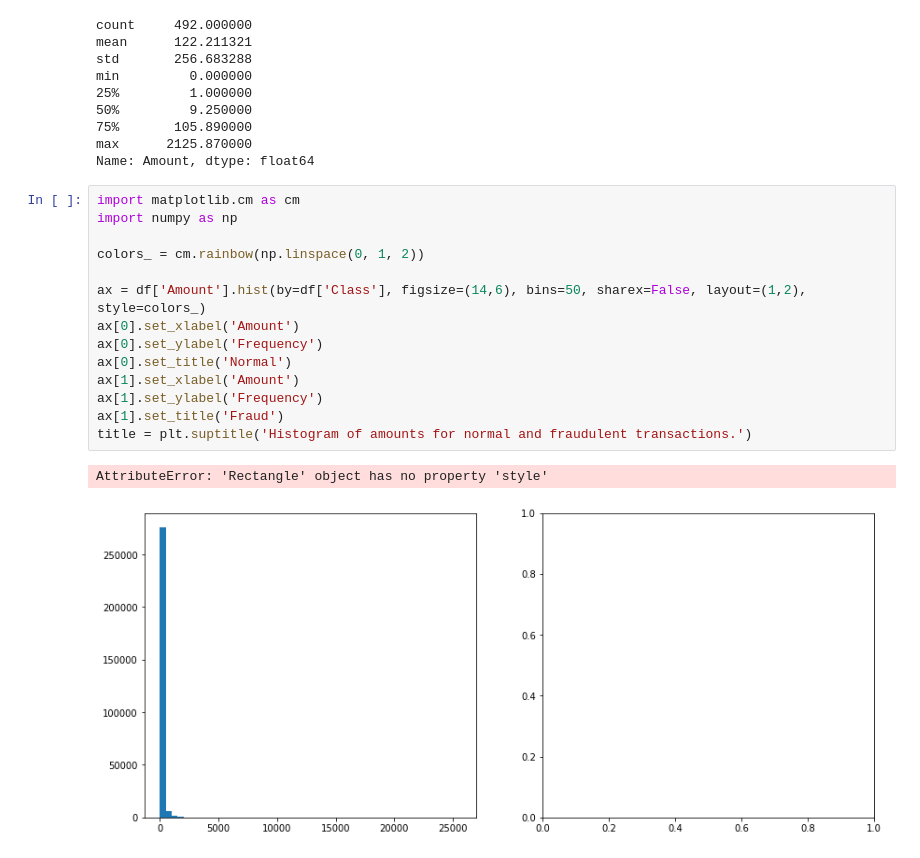
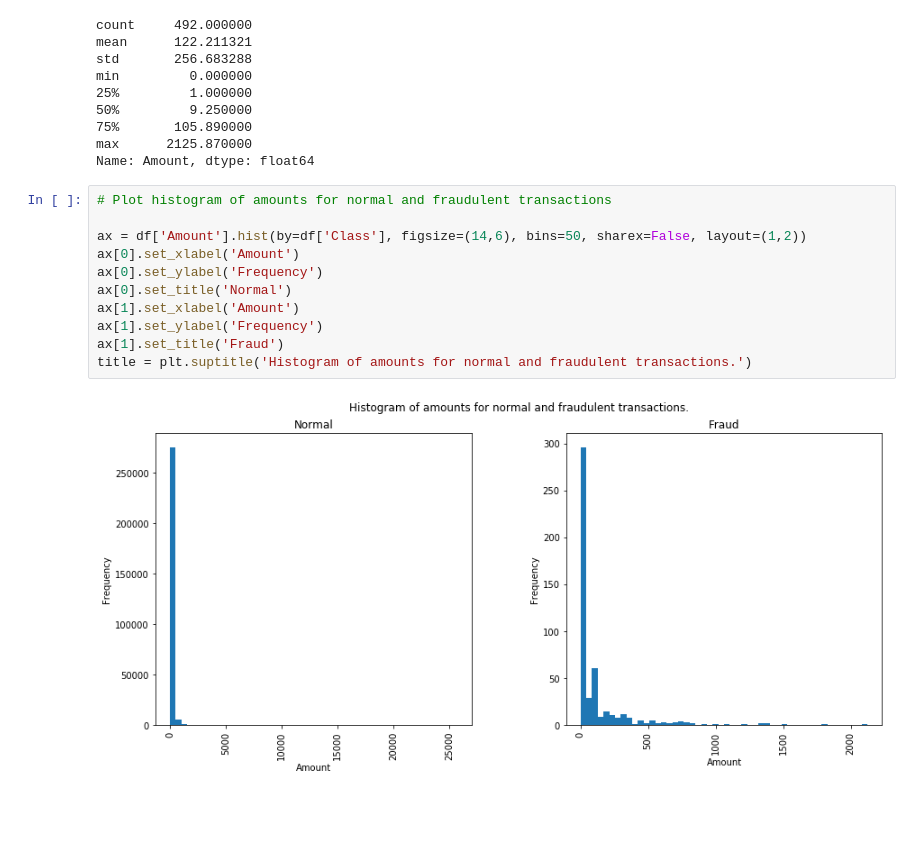
Before and after one commit to joshua-furtado/credit_card_fraud_detection, a Jupyter notebook: credit_card_fraud_detection.ipynb, the cells around one changed output. Saved outputs shown, nothing was run; the diff lists cells and outputs as text; blank space fills up the shorter version.

```diff
--- a/credit_card_fraud_detection.ipynb
+++ b/credit_card_fraud_detection.ipynb
@@ -162,20 +162,16 @@ min         0.000000
 max      2125.870000
 Name: Amount, dtype: float64
 # %%
-import matplotlib.cm as cm
-import numpy as np
+# Plot histogram of amounts for normal and fraudulent transactions
 
-colors_ = cm.rainbow(np.linspace(0, 1, 2))
-
-ax = df['Amount'].hist(by=df['Class'], figsize=(14,6), bins=50, sharex=False, layout=(1,2), style=colors_)
+ax = df['Amount'].hist(by=df['Class'], figsize=(14,6), bins=50, sharex=False, layout=(1,2))
 ax[0].set_xlabel('Amount')
 ax[0].set_ylabel('Frequency')
 ax[0].set_title('Normal')
 ax[1].set_xlabel('Amount')
 ax[1].set_ylabel('Frequency')
 ax[1].set_title('Fraud')
 title = plt.suptitle('Histogram of amounts for normal and fraudulent transactions.')
 # %% [output]
-AttributeError: 'Rectangle' object has no property 'style'
-[figure, old version]
+[figure, new version]
 # %%
```
Also changed, not shown: parts of 13 cells of this notebook.
